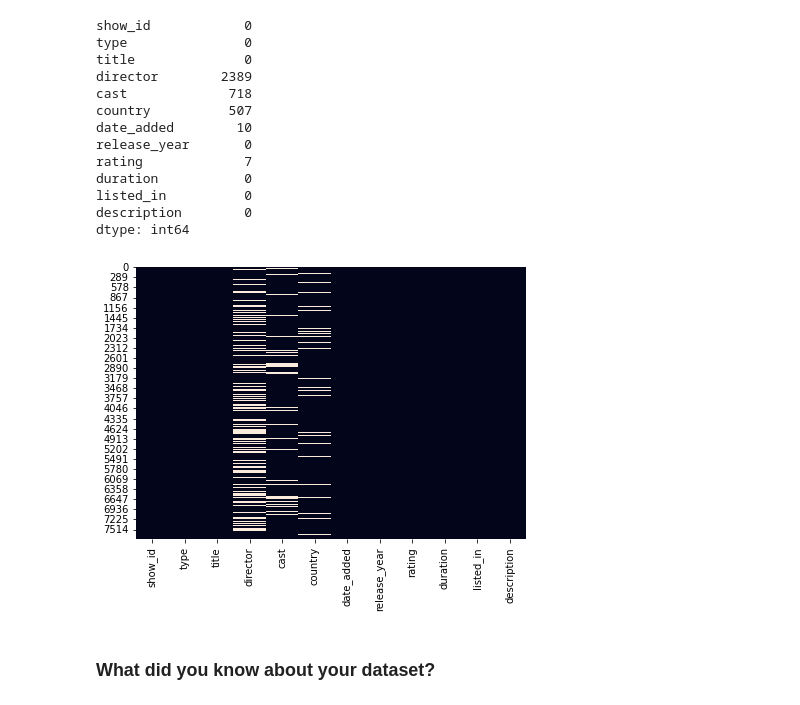
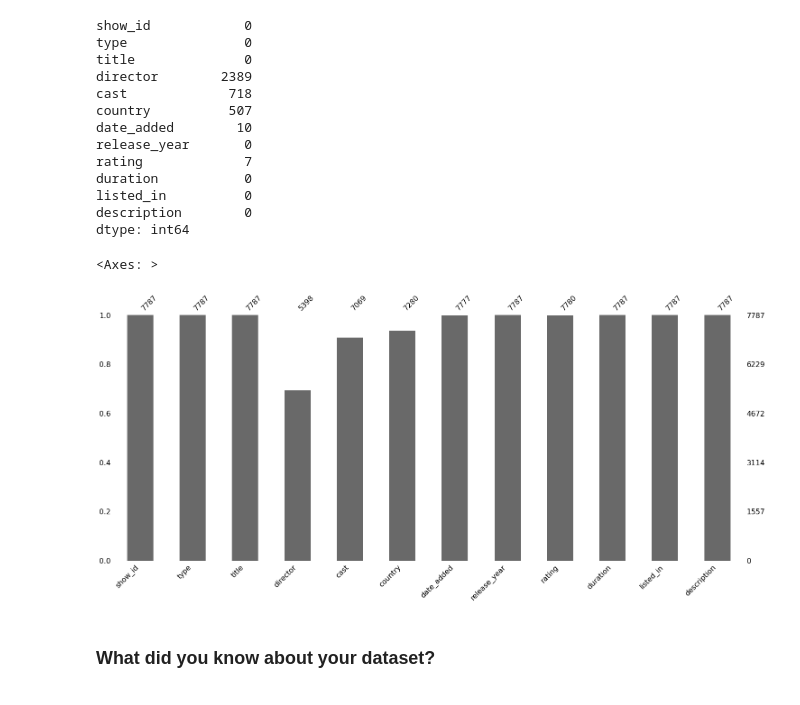
Before and after one commit to avigangarde/Netflix-Movies-and-TV-Shows-Clustering, a Jupyter notebook: Netflix_Movies_and_TV_Shows_Clustering_by_Avinash.ipynb, the cells around one changed output. Drawn from its saved outputs; the diff is of its cells as text; code cells hidden in the pictures.

```diff
--- a/Netflix_Movies_and_TV_Shows_Clustering_by_Avinash.ipynb
+++ b/Netflix_Movies_and_TV_Shows_Clustering_by_Avinash.ipynb
@@ -227,11 +227,12 @@ dtype: int64
 # %%
 # Visualizing the missing values
 # Checking Null Value by plotting Heatmap
-plt.figure(figsize=(7,5))
-sns.heatmap(df.isnull(), cbar=False)
-plt.show()
+import pandas as pd
+import missingno as msno
+msno.bar(df)
 # %% [output]
+<Axes: >
-[figure, old version]
+[figure, new version]
 # %% [markdown]
 ### What did you know about your dataset?
 # %% [markdown]
```
